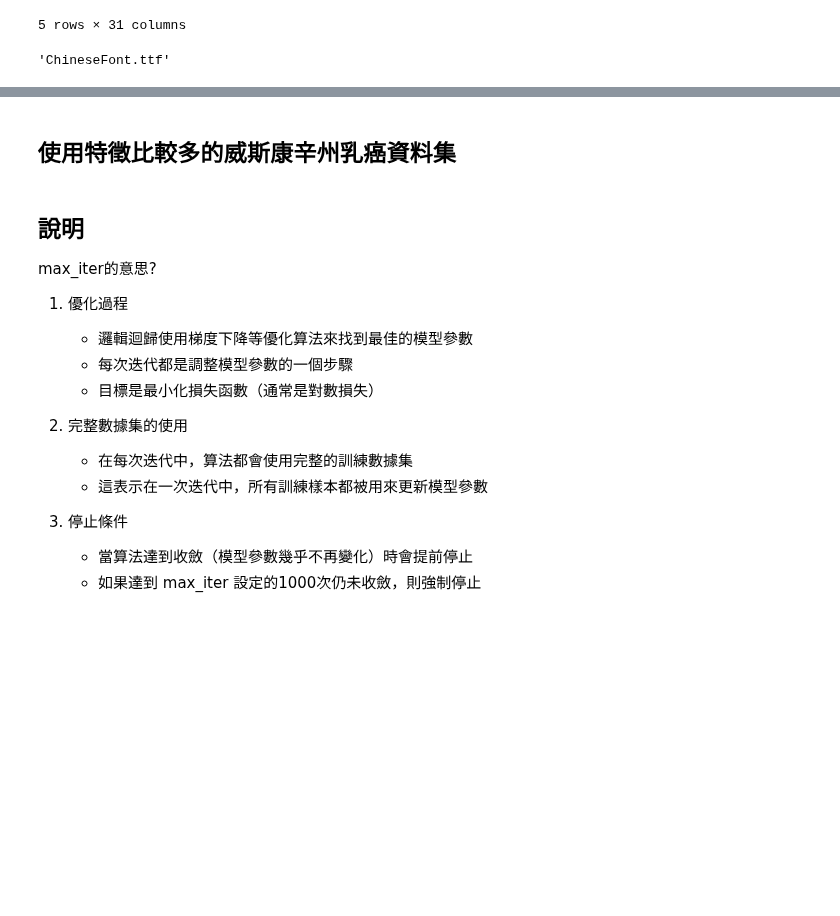
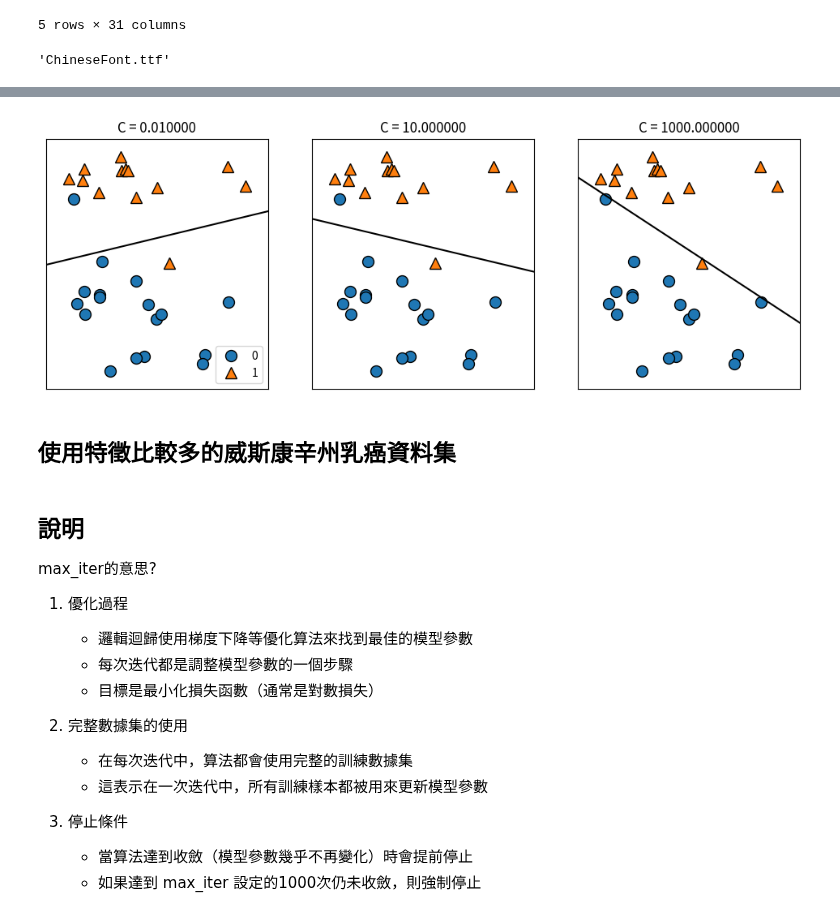
Before and after one commit to roberthsu2003/machine_learning, a Jupyter notebook: 邏輯迴歸/cancer說明3.ipynb, the cells around one changed output, grey strips where cells are left out. Cells and saved outputs as stored; diff of their text form; code cells hidden in the pictures; blank space fills up the shorter version.

```diff
--- a/邏輯迴歸/cancer說明3.ipynb
+++ b/邏輯迴歸/cancer說明3.ipynb
@@ -87,3 +91,8 @@ mpl.rc('font', family="ChineseFont")
+# %%
+import mglearn
+mglearn.plots.plot_linear_svc_regularization()
+# %% [output]
+[figure, added]
 # %% [markdown]
 ## 使用特徵比較多的威斯康辛州乳癌資料集
 # %% [markdown]
```
Also changed, not shown: parts of 9 cells of this notebook.
